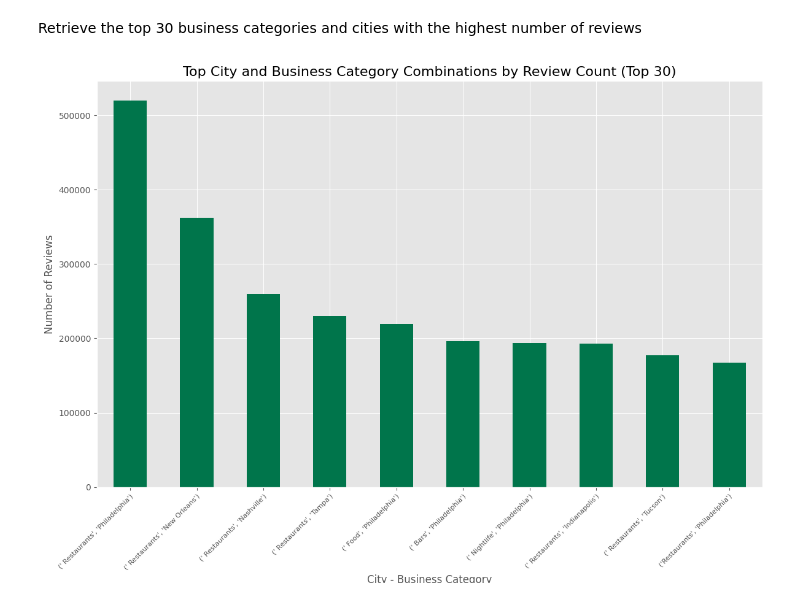
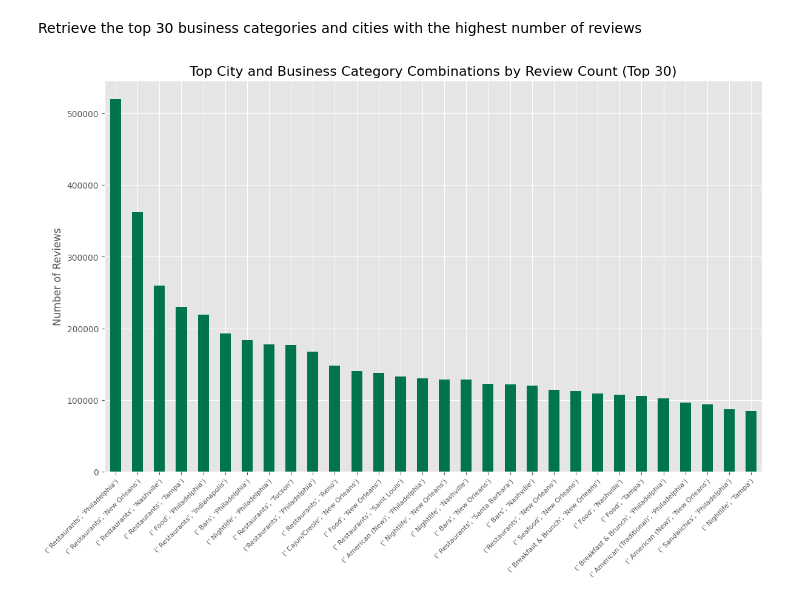
Before and after one commit to WilliamOdinson/Gastronome, a Jupyter notebook: notebooks/03_Recommendation Algorithm (Data Preprocessing).ipynb, the cells around one changed output. Drawn from its saved outputs; the diff is of its cells as text; code cells hidden in the pictures.

```diff
--- a/notebooks/03_Recommendation Algorithm (Data Preprocessing).ipynb
+++ b/notebooks/03_Recommendation Algorithm (Data Preprocessing).ipynb
@@ -19,3 +31,6 @@ review_df.drop(['predicted_stars', 'true_stars'], axis=1, inplace=True)
+# %%
+review_df['stars'] = (_lambda * review_df['predicted_stars'] + (1 - _lambda) * review_df['true_stars']).round(2)
+review_df.drop(['predicted_stars'], axis=1, inplace=True)
 # %%
 import matplotlib.pyplot as plt
 plt.style.use('ggplot')
@@ -119,10 +241,5 @@ It is evident that the majority of businesses listed on Yelp are restaurants, sh
 # %%
-# Filter out all businesses that belong to the "Restaurant" category
-restaurants = business_df[business_df['categories'].str.contains('Restaurant', case=False) == True]
-
-# Filter out reviews whose business_id exists in the list of restaurant business IDs
-restaurant_reviews = review_df[review_df.business_id.isin(
-    restaurants['business_id']) == True]
-
+restaurants = business_df[business_df['categories'].apply(lambda x: any(re.search(pattern, str(x).lower()) for pattern in CATEGORY_KEYWORDS["Restaurants"]))]
+restaurant_reviews = review_df[review_df.business_id.isin(restaurants['business_id'])]
 print(f"Dimensions of restaurant_reviews dataframe: {restaurant_reviews.shape}")
 # %% [output]
@@ -160,8 +277,4 @@ memory usage: 16.1+ MB
 # %%
-yelp_cleaned = review_df.drop(['text',
-                          'useful',
-                          'cool',
-                          'date',
-                          'funny'], axis=1)
+yelp_cleaned = restaurant_reviews.drop(['text', 'useful', 'cool', 'date', 'funny'], axis=1)
 yelp_cleaned.head()
 # %% [output]
@@ -177,7 +290,3 @@ Merge business data (`yelp_academic_dataset_business.csv`) with review data (`ye
 # %%
-yelp_full = yelp_cleaned.merge(
-    business_df[['city',
-                   'categories',
-                   'business_id']], how='inner', on='business_id')
-
+yelp_full = yelp_cleaned.merge(business_df[['city', 'categories', 'business_id']], how='inner', on='business_id')
 df = yelp_full.dropna()
@@ -186,22 +312,19 @@ Retrieve the top 30 business categories and cities with the highest number of re
 # %%
 fig, ax = plt.subplots(figsize=(12, 8))
 
-review_business_city = get_top_m_num_reviews_for_city_and_business(df, 10)
+review_business_city = get_top_m_num_reviews_for_city_and_business(df, 30)
 
 review_business_city[:30].plot(kind='bar', color=main_color[0], ax=ax)
 
-ax.set_xticklabels(
-    review_business_city[:30].index,
-    rotation=45, ha='right',
-    wrap=True, fontsize=8
-)
+ax.set_xticklabels(review_business_city[:30].index, rotation=45, ha='right', wrap=True, fontsize=8)
 ax.set_xlabel('City - Business Category')
 ax.set_ylabel('Number of Reviews')
 plt.tight_layout()
 plt.savefig('../static/experiments/04_Top_City_Business_Review_Counts.png', dpi=600)
 ax.set_title('Top City and Business Category Combinations by Review Count (Top 30)', fontsize=16)
+
 plt.show()
 # %% [output]
-[figure, old version]
+[figure, new version]
 # %%
 df.to_csv('../database/Yelp_final.csv', index=False)
```
Also changed, not shown: parts of 16 cells of this notebook, 23 other files.
